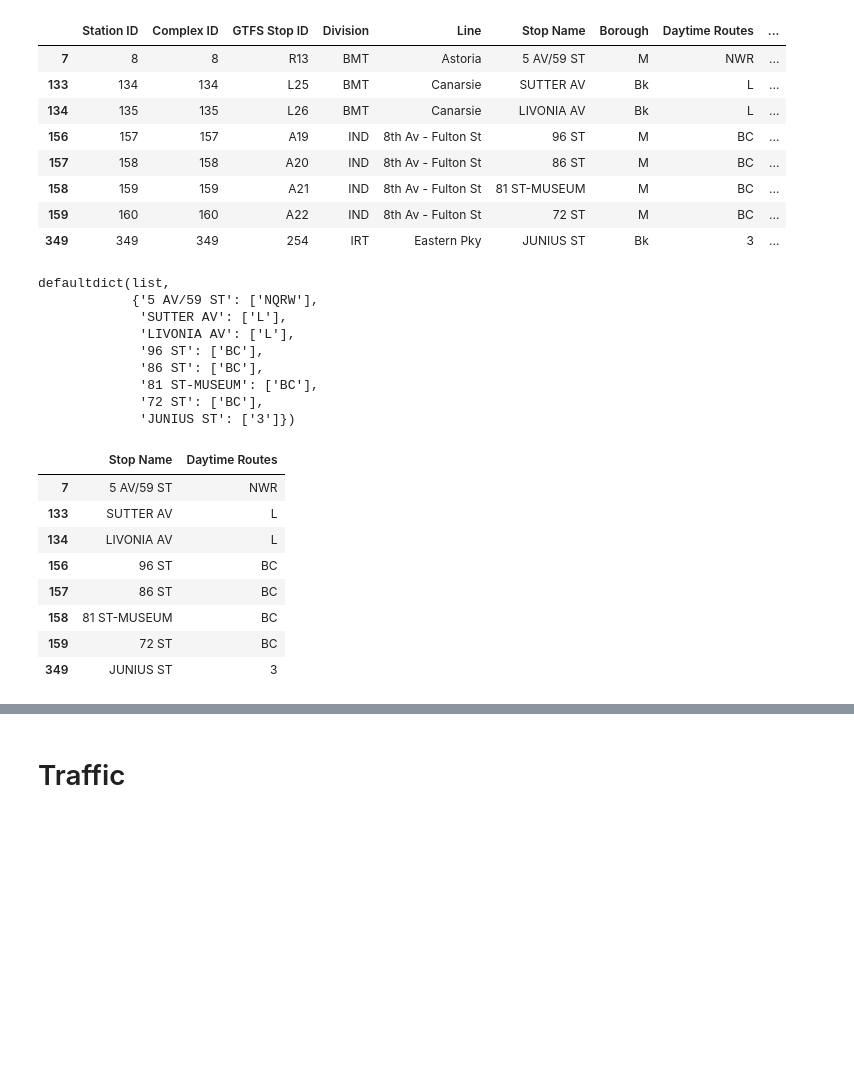
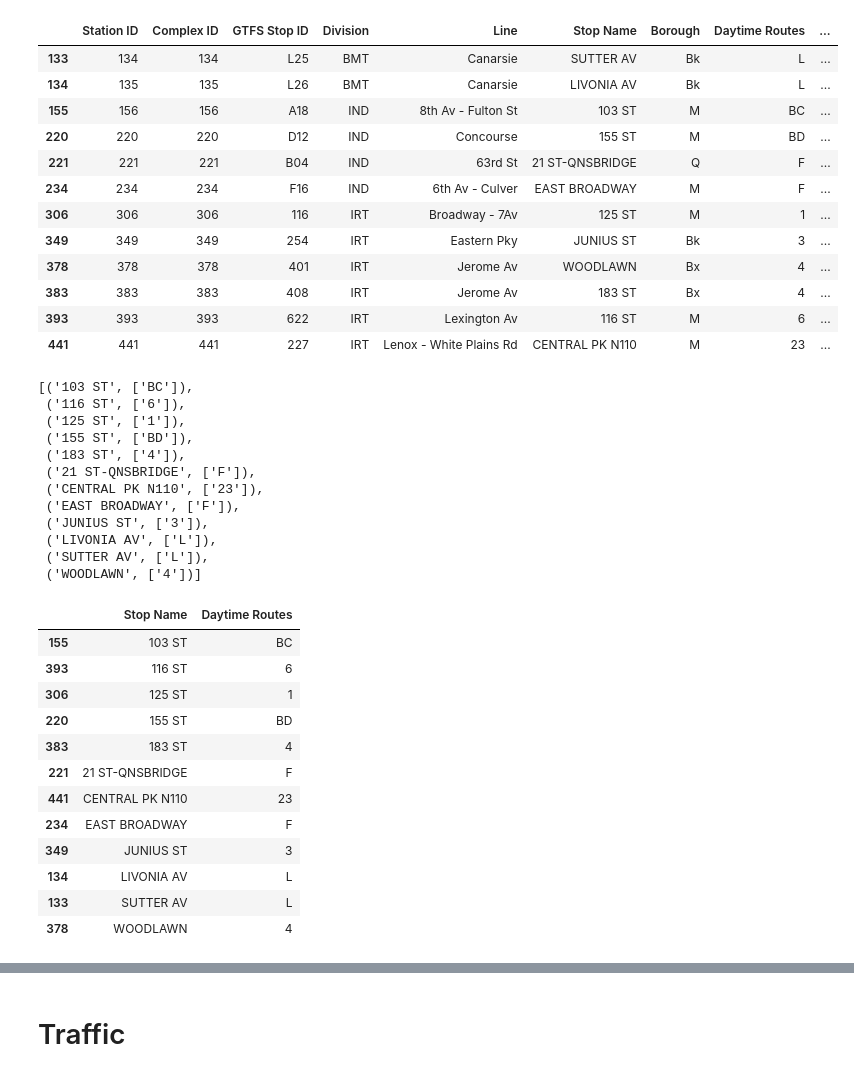
Before and after one commit to brendanlafferty/MTA-EDA, a Jupyter notebook: 01-mta-project1.ipynb, the cells around one changed output, grey strips where cells are left out. Drawn from its saved outputs; the diff is of its cells as text; code cells hidden in the pictures; blank space fills up the shorter version.

```diff
--- a/01-mta-project1.ipynb
+++ b/01-mta-project1.ipynb
@@ -41,0 +38,11 @@ tract_numbers = nyc_census_tracts.sort_values('Poverty', ascending=False)['Censu
+# %%
+# code from brendanlafferty 'stations_census_data.ipynb'
+nyc_census_tracts['Total_Poverty'] = nyc_census_tracts['Poverty'].multiply(nyc_census_tracts['TotalPop']).multiply(1/100)
+stations_with_census = pd.merge(station_data,
+                                nyc_census_tracts[['CensusTract', 'Poverty', 'TotalPop', 'Total_Poverty']],
+                                left_on='Census Tract',
+                                right_on='CensusTract')
+
+# Get the tract numbers of top 12 Total_Poverty census tracts
+tract_numbers = stations_with_census.sort_values('Total_Poverty', ascending=False).head(12)['Census Tract'].values
+stations_with_census.sort_values('Total_Poverty', ascending=False).head(12)
@@ -92,9 +98,9 @@ array(['5 AV/59 ST', 'SUTTER AV', 'LIVONIA AV', '96 ST', '86 ST',
 # %%
-# Manually find the 5 stations from MTA dataset that match the stations' names in Stations.csv
-top1_stations = station_list[closest_index]
+# Find the 12 stations from MTA dataset that match the stations' names in Stations.csv
+top_stations = station_list[closest_index]
 # %%
 # For each Stop Name(STATION), there is a list of Daytime Routes(LINENAME) in Stations.csv
-stations.groupby(['Stop Name', 'Daytime Routes']).count()
+stations.set_index(['Stop Name', 'Daytime Routes']).sort_index()
 # %% [output]
 |  |  | Station ID | Complex ID | GTFS Stop ID | Division | Line | Borough | Structure | ... |
 | Stop Name | Daytime Routes |  |  |  |  |  |  |  | ... |
@@ -135,22 +148,26 @@ len(mta)
 # %%
-# Reformat values of 'Daytime Routes' and 'Stop Name' as 'LINENAME' and 'STATION' from MTA dataset
+# Reformat values of 'Daytime Routes' and 'Stop Name' as 'LINENAME' and 'STATION' like MTA dataset
 pd.options.mode.chained_assignment = None  # default='warn'
 
 stations['Daytime Routes'] = stations['Daytime Routes'].apply(lambda x: x.replace(" ",""))
 
 for index in range(len(stop_name_list)):
-    stations.loc[stations['Stop Name'] == stop_name_list[index], 'Stop Name'] = top1_stations[index]
+    stations.loc[stations['Stop Name'] == stop_name_list[index], 'Stop Name'] = top_stations[index]
 stations
 # %% [output]
 |  | Station ID | Complex ID | GTFS Stop ID | Division | Line | Stop Name | Borough | Daytime Routes | ... |
-| 7 | 8 | 8 | R13 | BMT | Astoria | 5 AV/59 ST | M | NWR | ... |
 | 133 | 134 | 134 | L25 | BMT | Canarsie | SUTTER AV | Bk | L | ... |
 | 134 | 135 | 135 | L26 | BMT | Canarsie | LIVONIA AV | Bk | L | ... |
-| 156 | 157 | 157 | A19 | IND | 8th Av - Fulton St | 96 ST | M | BC | ... |
-| 157 | 158 | 158 | A20 | IND | 8th Av - Fulton St | 86 ST | M | BC | ... |
-| 158 | 159 | 159 | A21 | IND | 8th Av - Fulton St | 81 ST-MUSEUM | M | BC | ... |
-| 159 | 160 | 160 | A22 | IND | 8th Av - Fulton St | 72 ST | M | BC | ... |
+| 155 | 156 | 156 | A18 | IND | 8th Av - Fulton St | 103 ST | M | BC | ... |
+| 220 | 220 | 220 | D12 | IND | Concourse | 155 ST | M | BD | ... |
+| 221 | 221 | 221 | B04 | IND | 63rd St | 21 ST-QNSBRIDGE | Q | F | ... |
+| 234 | 234 | 234 | F16 | IND | 6th Av - Culver | EAST BROADWAY | M | F | ... |
+| 306 | 306 | 306 | 116 | IRT | Broadway - 7Av | 125 ST | M | 1 | ... |
 | 349 | 349 | 349 | 254 | IRT | Eastern Pky | JUNIUS ST | Bk | 3 | ... |
+| 378 | 378 | 378 | 401 | IRT | Jerome Av | WOODLAWN | Bx | 4 | ... |
+| 383 | 383 | 383 | 408 | IRT | Jerome Av | 183 ST | Bx | 4 | ... |
+| 393 | 393 | 393 | 622 | IRT | Lexington Av | 116 ST | M | 6 | ... |
+| 441 | 441 | 441 | 227 | IRT | Lenox - White Plains Rd | CENTRAL PK N110 | M | 23 | ... |
 # %%
 # Store the combinations in 'locations' variable
 from collections import defaultdict
@@ -161,29 +178,36 @@ for station_name in top1_stations:
     for daytime_route in stations_set:
         mask = [set(daytime_route).issubset(set(item)) for item in mta_set]
         locations[station_name] += [target for boolean, target in zip(mask, mta_set) if boolean]
-locations
+sorted(locations.items())
 # %% [output]
-defaultdict(list,
-            {'5 AV/59 ST': ['NQRW'],
-             'SUTTER AV': ['L'],
-             'LIVONIA AV': ['L'],
-             '96 ST': ['BC'],
-             '86 ST': ['BC'],
-             '81 ST-MUSEUM': ['BC'],
-             '72 ST': ['BC'],
-             'JUNIUS ST': ['3']})
+[('103 ST', ['BC']),
+ ('116 ST', ['6']),
+ ('125 ST', ['1']),
+ ('155 ST', ['BD']),
+ ('183 ST', ['4']),
+ ('21 ST-QNSBRIDGE', ['F']),
+ ('CENTRAL PK N110', ['23']),
+ ('EAST BROADWAY', ['F']),
+ ('JUNIUS ST', ['3']),
+ ('LIVONIA AV', ['L']),
+ ('SUTTER AV', ['L']),
+ ('WOODLAWN', ['4'])]
 # %%
-stations[['Stop Name', 'Daytime Routes']]
+stations[['Stop Name', 'Daytime Routes']].sort_values(['Stop Name', 'Daytime Routes'])
 # %% [output]
 |  | Stop Name | Daytime Routes |
-| 7 | 5 AV/59 ST | NWR |
+| 155 | 103 ST | BC |
+| 393 | 116 ST | 6 |
+| 306 | 125 ST | 1 |
+| 220 | 155 ST | BD |
+| 383 | 183 ST | 4 |
+| 221 | 21 ST-QNSBRIDGE | F |
+| 441 | CENTRAL PK N110 | 23 |
+| 234 | EAST BROADWAY | F |
+| 349 | JUNIUS ST | 3 |
+| 134 | LIVONIA AV | L |
 | 133 | SUTTER AV | L |
-| 134 | LIVONIA AV | L |
-| 156 | 96 ST | BC |
-| 157 | 86 ST | BC |
-| 158 | 81 ST-MUSEUM | BC |
-| 159 | 72 ST | BC |
-| 349 | JUNIUS ST | 3 |
+| 378 | WOODLAWN | 4 |
 # %%
 # Finally, find the rows in MTA dataset corresponding to each combo
 final_df = pd.DataFrame()
```
Also changed, not shown: parts of 23 cells of this notebook.
